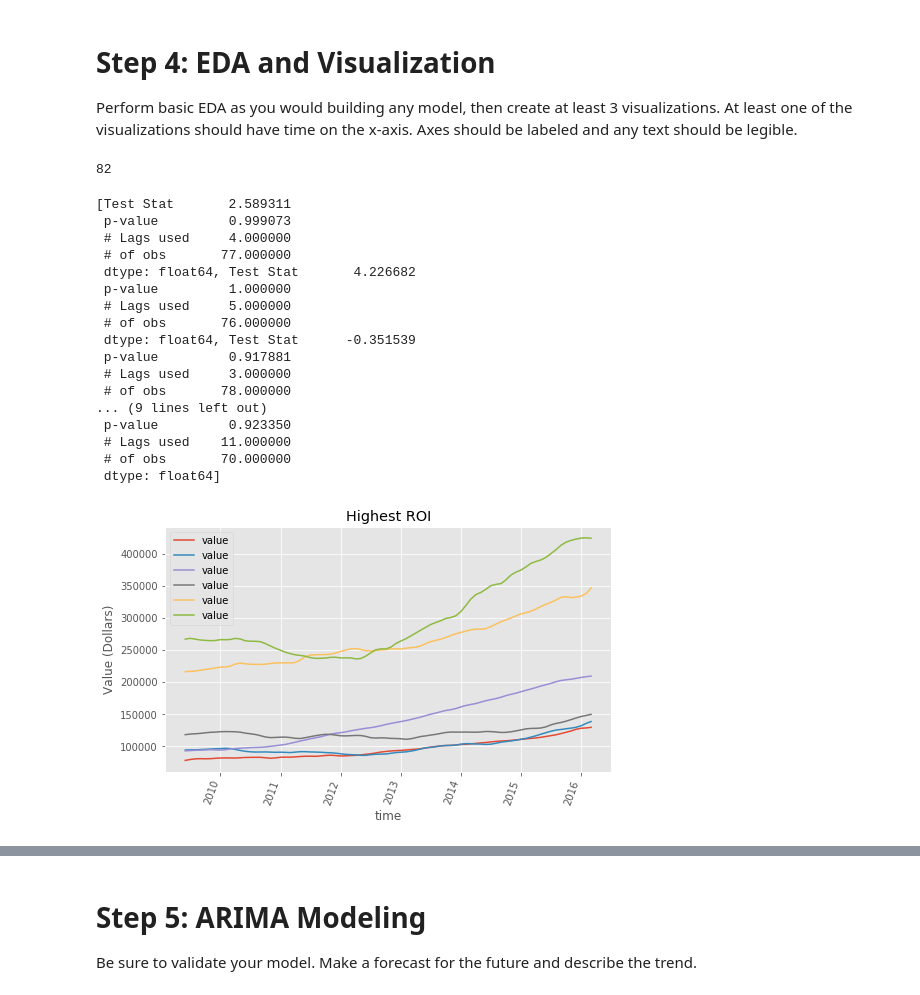
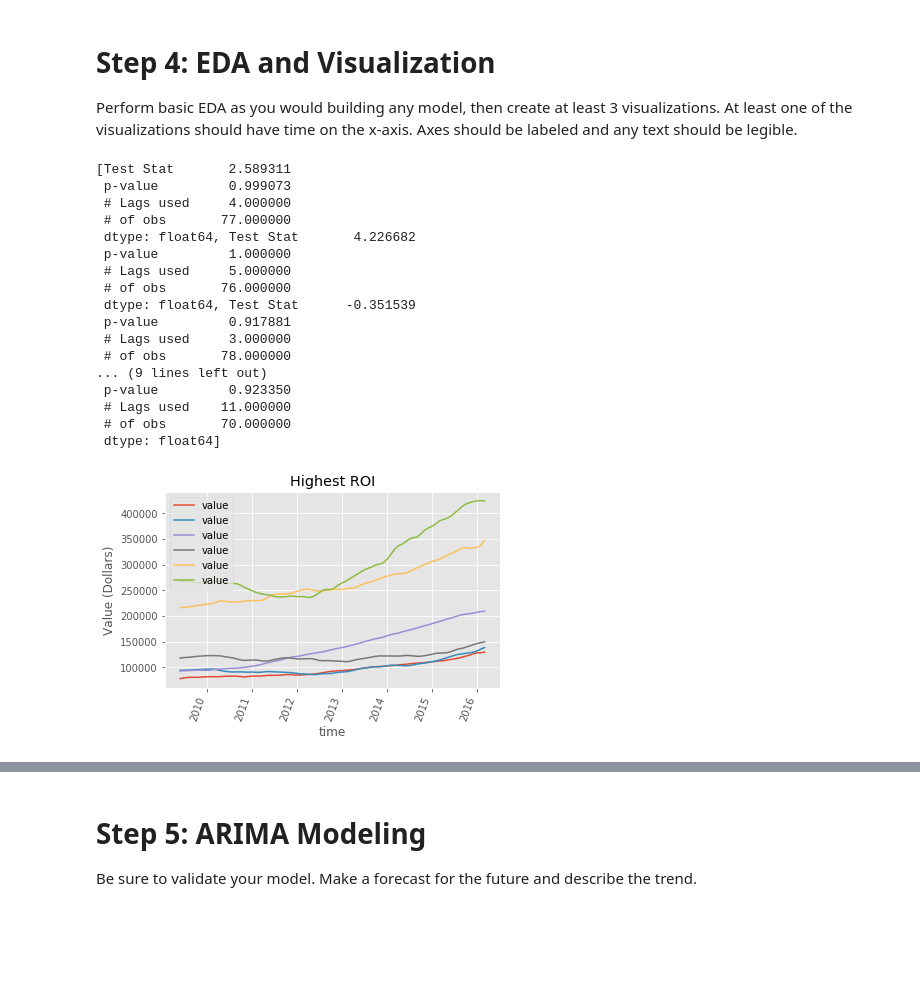
Before and after one commit to krbarounis/Zillow-Project, a Jupyter notebook: Mod4_Extra_Models.ipynb, the cells around one changed output, grey strips where cells are left out. Drawn from its saved outputs; the diff is of its cells as text; code cells hidden in the pictures; blank space fills up the shorter version.

Commit message:
added model

```diff
--- a/Mod4_Extra_Models.ipynb
+++ b/Mod4_Extra_Models.ipynb
@@ -171,14 +165,10 @@ test_df = high_return[high_return.index >= '2016-04-01']
 # %% [markdown]
 # Step 4: EDA and Visualization
 Perform basic EDA as you would building any model, then create at least 3 visualizations.  At least one of the visualizations should have time on the x-axis.  Axes should be labeled and any text should be legible.
-# %%
-len(model_df_list[0])
-# %% [output]
-82
 # %%
-font = {'family' : 'normal',
-        'size'   : 10}
-plt.rcParams['figure.figsize'] = 8, 5
+# font = {'family' : 'normal',
+#         'size'   : 10}
+# plt.rcParams['figure.figsize'] = 8, 5
 
 # create a different dataframe for every zip code
 zip_codes = train_df.RegionName.unique()
@@ -189,31 +179,31 @@ for zip_code in zip_codes:
     model_df_list.append(create_df(zip_code, train_df))
 
 #check
 for idx, dframe in enumerate(model_df_list):
     plot_roi(dframe.value, title='Highest ROI', ylabel='Value (Dollars)', legend=True)
 
 dicky_results = []
 for dframe in model_df_list:
     dicky_results.append(dickey_fuller(dframe.value))
 
 dicky_results
 # NOTE: if you visualizations are too cluttered to read, try calling 'plt.gcf().autofmt_xdate()'!
 # %% [output]
 [Test Stat       2.589311
  p-value         0.999073
  # Lags used     4.000000
  # of obs       77.000000
  dtype: float64, Test Stat       4.226682
  p-value         1.000000
  # Lags used     5.000000
  # of obs       76.000000
  dtype: float64, Test Stat      -0.351539
  p-value         0.917881
  # Lags used     3.000000
  # of obs       78.000000
 ... (9 lines left out)
  p-value         0.923350
  # Lags used    11.000000
  # of obs       70.000000
  dtype: float64]
-[figure, old version]
+[figure, new version]
```
Also changed, not shown: parts of 29 cells of this notebook.
